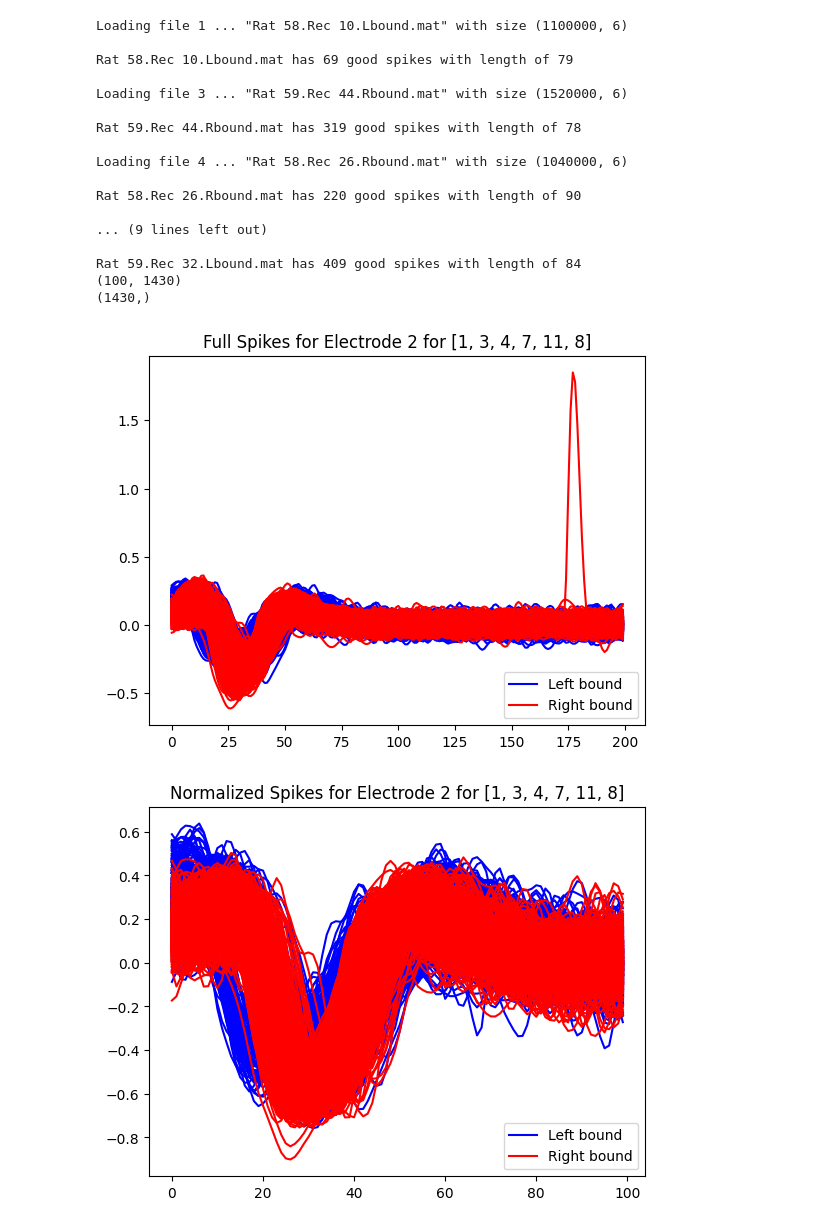
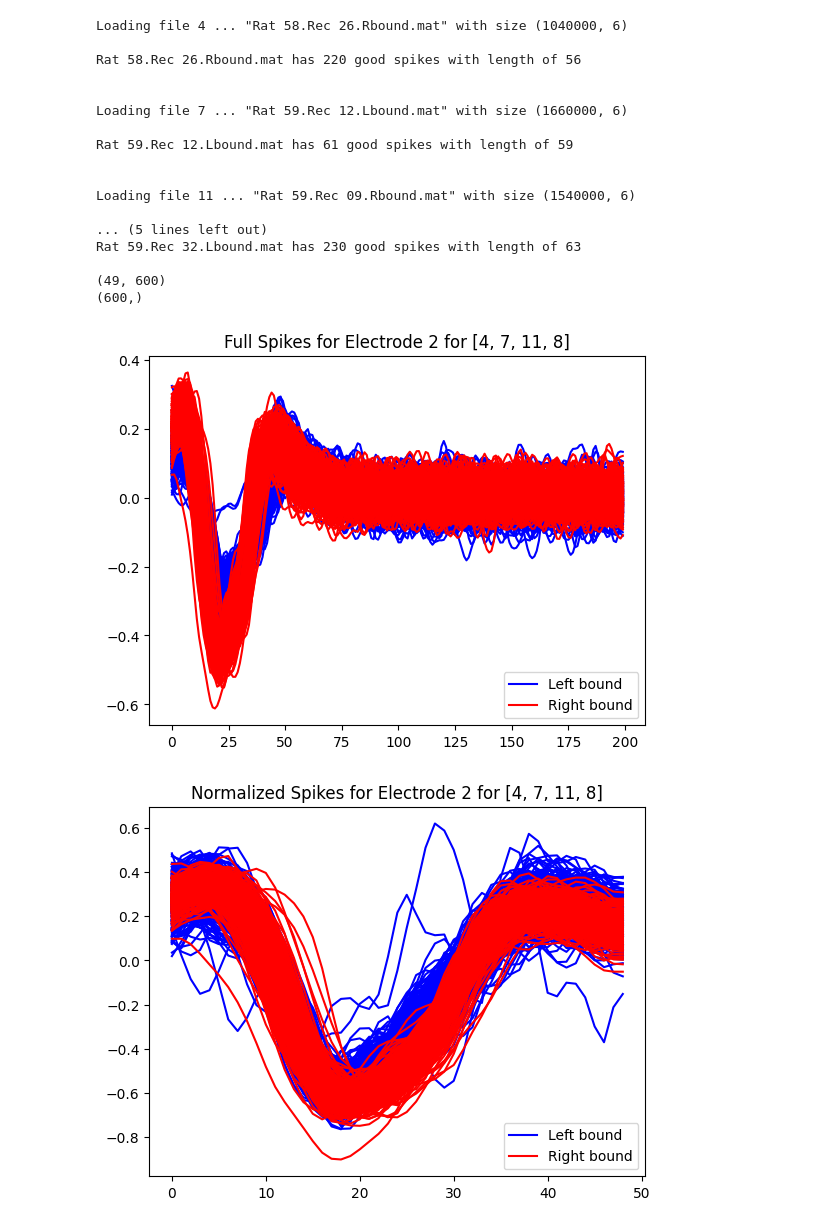
Before and after one commit to google10to100/neural_classifier_slim_repo, a Jupyter notebook: make_spike_training_data.ipynb, the cells around one changed output. Cells and saved outputs as stored; diff of their text form; code cells hidden in the pictures.

```diff
--- a/make_spike_training_data.ipynb
+++ b/make_spike_training_data.ipynb
@@ -8,12 +8,14 @@ from spike_manipulator import Spikes
 
 # Controls
 ei          = 2                     # electrode index
-norm_spks   = 0                     # normalize spikes? 0='no', 1='yes'
-fnums       = [1, 3, 4, 7, 11, 8]         # file number to load
+norm_spks   = 1                     # normalize spikes? 0='no', 1='yes'
+fnums       = [4, 7, 11, 8]         # file number to load
 # fnums       = [1, 3]              # file number to load
-norm_len    = 199                   # normalized spike lengths
+# norm_len    = 199                 # normalized spike lengths
+norm_len    = 49                    # normalized spike lengths
 stim_mode   = "all"                 # stimulus edge used to keep neural signals = "rise", "fall", or "all"
 save_dat    = 1
+smallest_num_spikes = 60
 
 # Constants
 dat_dir     = 'Data/Raw/'           # directory where .mat neural data files are located
@@ -40,6 +42,11 @@ for fnum in fnums:
     ones_arr = np.ones(n_spks).astype('int')
     labels = mu.get_label(fname) * ones_arr
 
+    # labels = labels[:smallest_num_spikes]
+    # spks_good = spks_good[:,:smallest_num_spikes]
+    # spks_norm = spks_norm[:,:smallest_num_spikes]
+
+
     if fnum == fnums[0]:
         X_good = np.array(spks_good)
         X = np.array(spks_norm)
@@ -49,7 +56,7 @@ for fnum in fnums:
         X = np.append(X, spks_norm, axis=1)
         y = np.append(y, labels)
 
-    print(f'{fname} has {n_spks} good spikes with length of {spks_len}')
+    print(f'{fname} has {n_spks} good spikes with length of {spks_len}\n')
 
 print(X.shape)
 print(y.shape)
@@ -73,45 +80,45 @@ plt.title(f'Full Spikes for Electrode {ei} for {fnums}')
 plt.figure()
 plt.plot(X[:, lb_indexes][:, 0], 'b', label='Left bound')
 plt.plot(X[:, rb_indexes][:, 0], 'r', label='Right bound')
 
 plt.plot(X[:, lb_indexes][:, 1:], 'b')
 plt.plot(X[:, rb_indexes][:, 1:], 'r')
 
 plt.legend(loc='lower right')
 plt.title(f'Normalized Spikes for Electrode {ei} for {fnums}')
 
 
 plt.figure()
 plt.plot(y[lb_indexes], '.')
 
 # # plotting
 # plt.figure()
 # plt.plot(X, 'k')
 # plt.title(f'Electrode {ei} for {fnums}')
 # plt.figure()
 # plt.plot(y, '.')
 
 if save_dat:
     X = X.T
     np.save('X.npy', X)
     np.save('y.npy', y)
 # %% [output]
-Loading file 1 ... "Rat 58.Rec 10.Lbound.mat" with size (1100000, 6)
-
-Rat 58.Rec 10.Lbound.mat has 69 good spikes with length of 79
-
-Loading file 3 ... "Rat 59.Rec 44.Rbound.mat" with size (1520000, 6)
-
-Rat 59.Rec 44.Rbound.mat has 319 good spikes with length of 78
-
 Loading file 4 ... "Rat 58.Rec 26.Rbound.mat" with size (1040000, 6)
 
-Rat 58.Rec 26.Rbound.mat has 220 good spikes with length of 90
+Rat 58.Rec 26.Rbound.mat has 220 good spikes with length of 56
 
-... (9 lines left out)
 
-Rat 59.Rec 32.Lbound.mat has 409 good spikes with length of 84
-(100, 1430)
-(1430,)
+Loading file 7 ... "Rat 59.Rec 12.Lbound.mat" with size (1660000, 6)
+
+Rat 59.Rec 12.Lbound.mat has 61 good spikes with length of 59
+
+
+Loading file 11 ... "Rat 59.Rec 09.Rbound.mat" with size (1540000, 6)
+
+... (5 lines left out)
+Rat 59.Rec 32.Lbound.mat has 230 good spikes with length of 63
+
+(49, 600)
+(600,)
-[figure, old version]
+[figure, new version]
-[figure, old version]
+[figure, new version]
```
Also changed, not shown: parts of 4 cells of this notebook, 4 other files.
